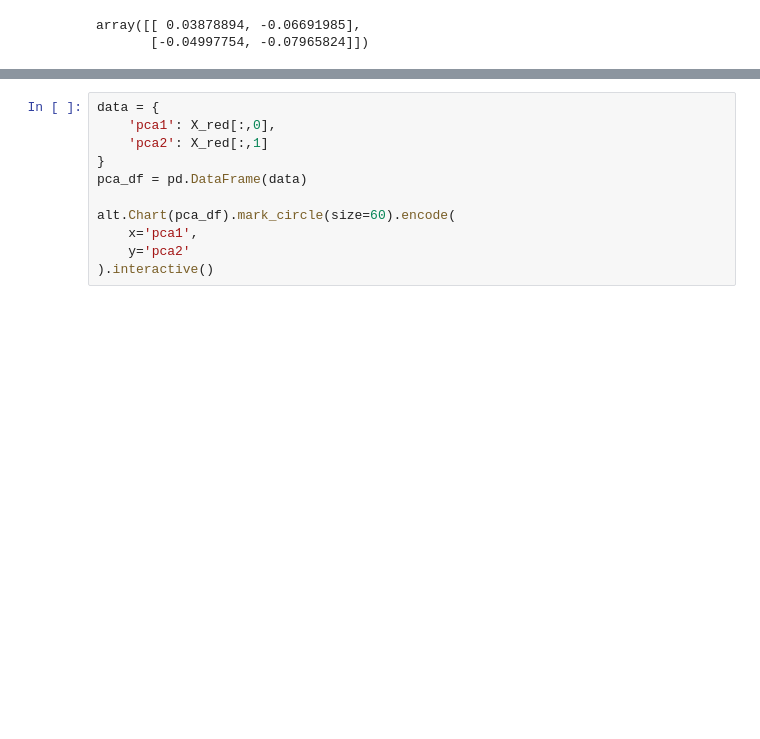
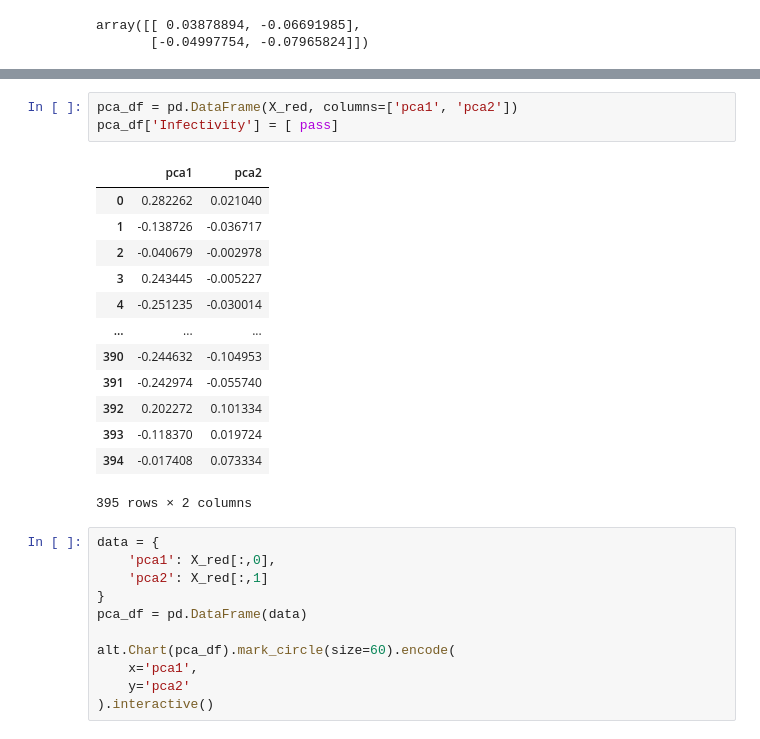
Before and after one commit to APNovichkov/python-ml, a Jupyter notebook: final-project/final-project.ipynb, the cells around one changed output, grey strips where cells are left out. Drawn from its saved outputs; the diff is of its cells as text; blank space fills up the shorter version.

```diff
--- a/final-project/final-project.ipynb
+++ b/final-project/final-project.ipynb
@@ -190,3 +205,20 @@ array([[ 0.03878894, -0.06691985],
+# %%
+pca_df = pd.DataFrame(X_red, columns=['pca1', 'pca2'])
+pca_df['Infectivity'] = [ pass]
+# %% [output]
+|  | pca1 | pca2 |
+| 0 | 0.282262 | 0.021040 |
+| 1 | -0.138726 | -0.036717 |
+| 2 | -0.040679 | -0.002978 |
+| 3 | 0.243445 | -0.005227 |
+| 4 | -0.251235 | -0.030014 |
+| ... | ... | ... |
+| 390 | -0.244632 | -0.104953 |
+| 391 | -0.242974 | -0.055740 |
+| 392 | 0.202272 | 0.101334 |
+| 393 | -0.118370 | 0.019724 |
+| 394 | -0.017408 | 0.073334 |
+395 rows × 2 columns
 # %%
 data = {
     'pca1': X_red[:,0],
```
Also changed, not shown: parts of 29 cells of this notebook, 2 other files.
